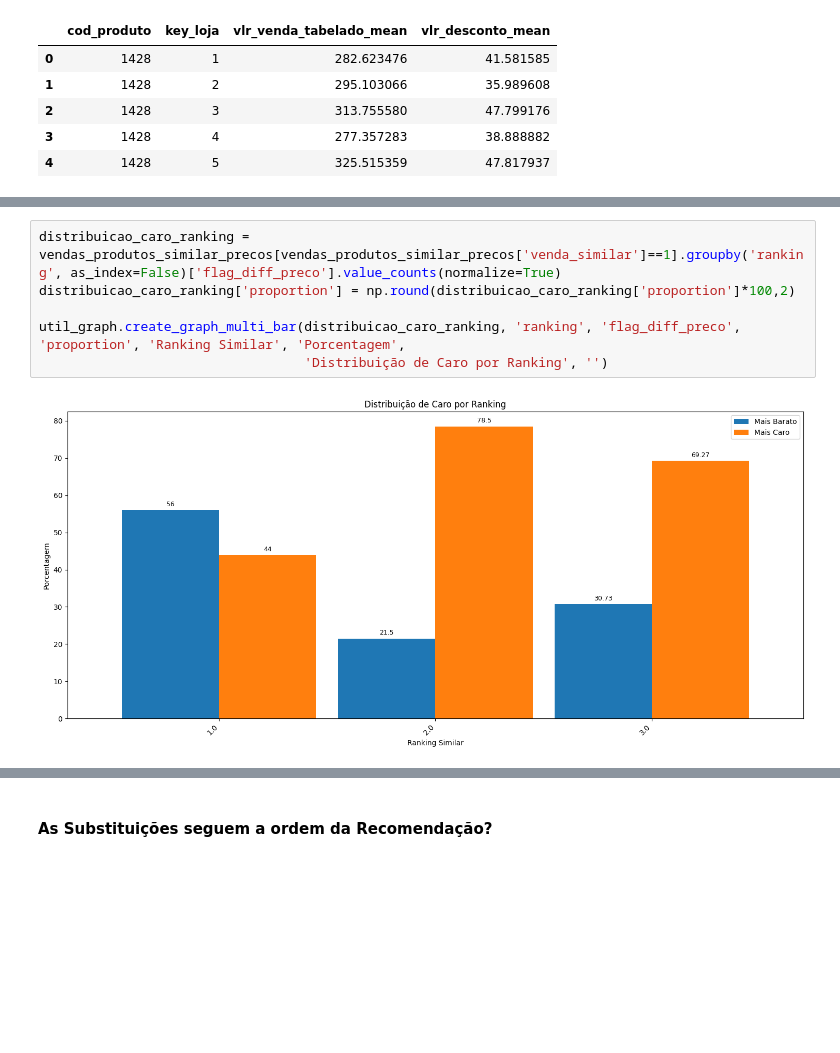
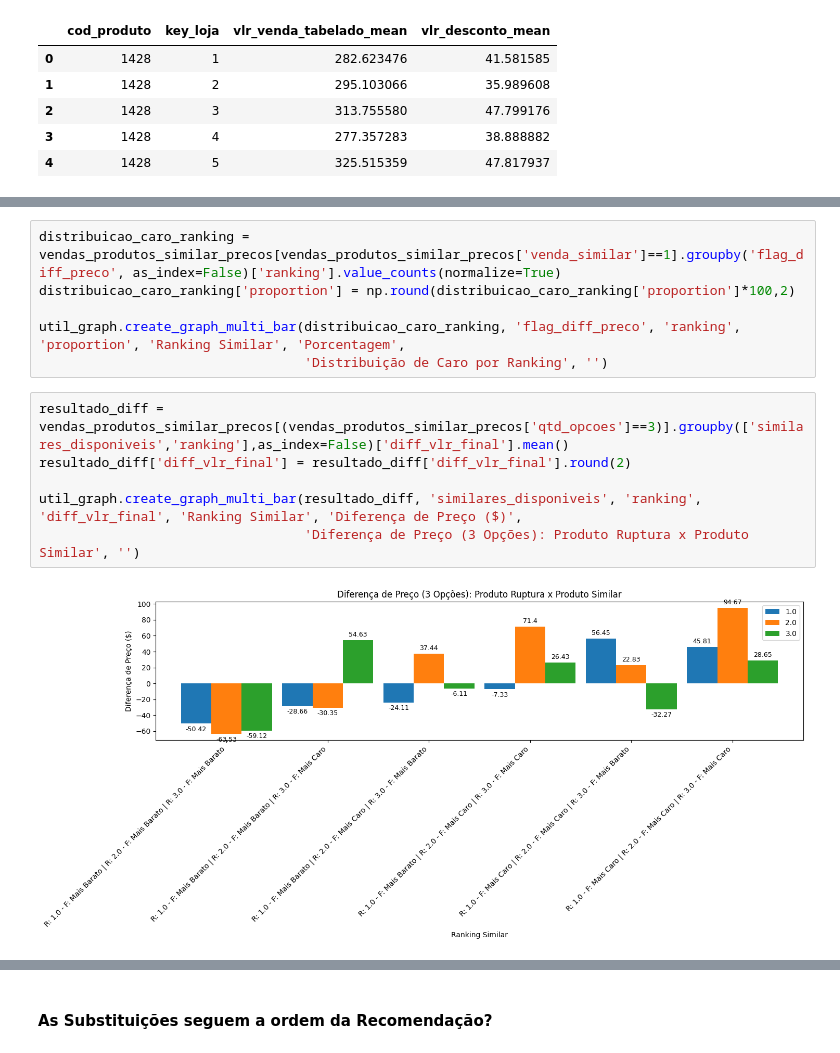
Before and after one commit to CarlosQuixada/Case_Boticario, a Jupyter notebook: notebooks/01_Analise_Grau_Substituicao_Loja_1_Menor.ipynb, the cells around one changed output, grey strips where cells are left out. Drawn from its saved outputs; the diff is of its cells as text; blank space fills up the shorter version.

```diff
--- a/notebooks/01_Analise_Grau_Substituicao_Loja_1_Menor.ipynb
+++ b/notebooks/01_Analise_Grau_Substituicao_Loja_1_Menor.ipynb
@@ -426,8 +370,14 @@ util_graph.create_graph_multi_bar(distribuicao_caro_ranking, 'ranking', 'flag_di
 # %%
-distribuicao_caro_ranking = vendas_produtos_similar_precos[vendas_produtos_similar_precos['venda_similar']==1].groupby('ranking', as_index=False)['flag_diff_preco'].value_counts(normalize=True)
+distribuicao_caro_ranking = vendas_produtos_similar_precos[vendas_produtos_similar_precos['venda_similar']==1].groupby('flag_diff_preco', as_index=False)['ranking'].value_counts(normalize=True)
 distribuicao_caro_ranking['proportion'] = np.round(distribuicao_caro_ranking['proportion']*100,2)
 
-util_graph.create_graph_multi_bar(distribuicao_caro_ranking, 'ranking', 'flag_diff_preco', 'proportion', 'Ranking Similar', 'Porcentagem',
+util_graph.create_graph_multi_bar(distribuicao_caro_ranking, 'flag_diff_preco', 'ranking', 'proportion', 'Ranking Similar', 'Porcentagem',
                                   'Distribuição de Caro por Ranking', '')
-# %% [output]
-[figure, removed]
+# %%
+resultado_diff = vendas_produtos_similar_precos[(vendas_produtos_similar_precos['qtd_opcoes']==3)].groupby(['similares_disponiveis','ranking'],as_index=False)['diff_vlr_final'].mean()
+resultado_diff['diff_vlr_final'] = resultado_diff['diff_vlr_final'].round(2)
+
+util_graph.create_graph_multi_bar(resultado_diff, 'similares_disponiveis', 'ranking', 'diff_vlr_final', 'Ranking Similar', 'Diferença de Preço ($)',
+                                  'Diferença de Preço (3 Opções): Produto Ruptura x Produto Similar', '')
+# %% [output]
+[figure, added]
```
Also changed, not shown: parts of 21 cells of this notebook, 12 other files.
